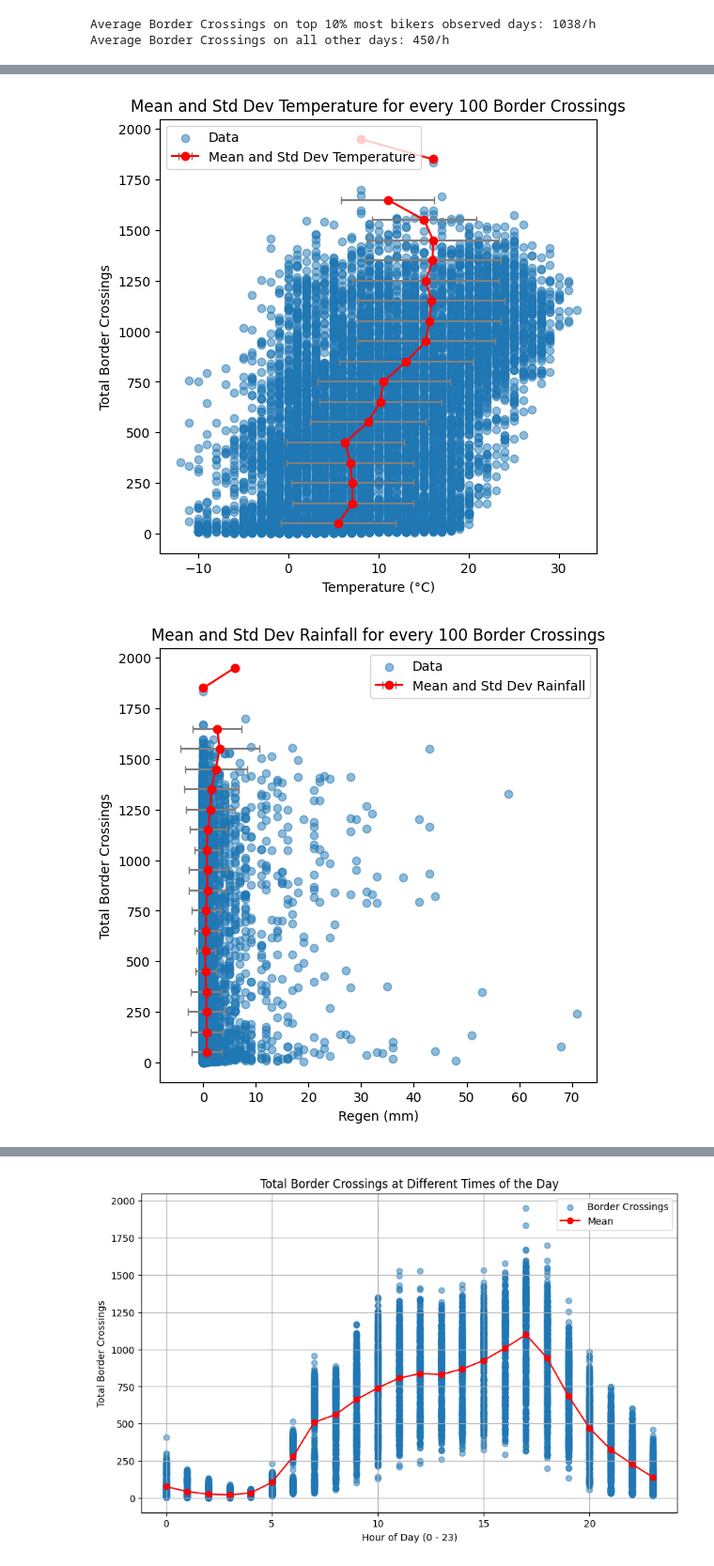
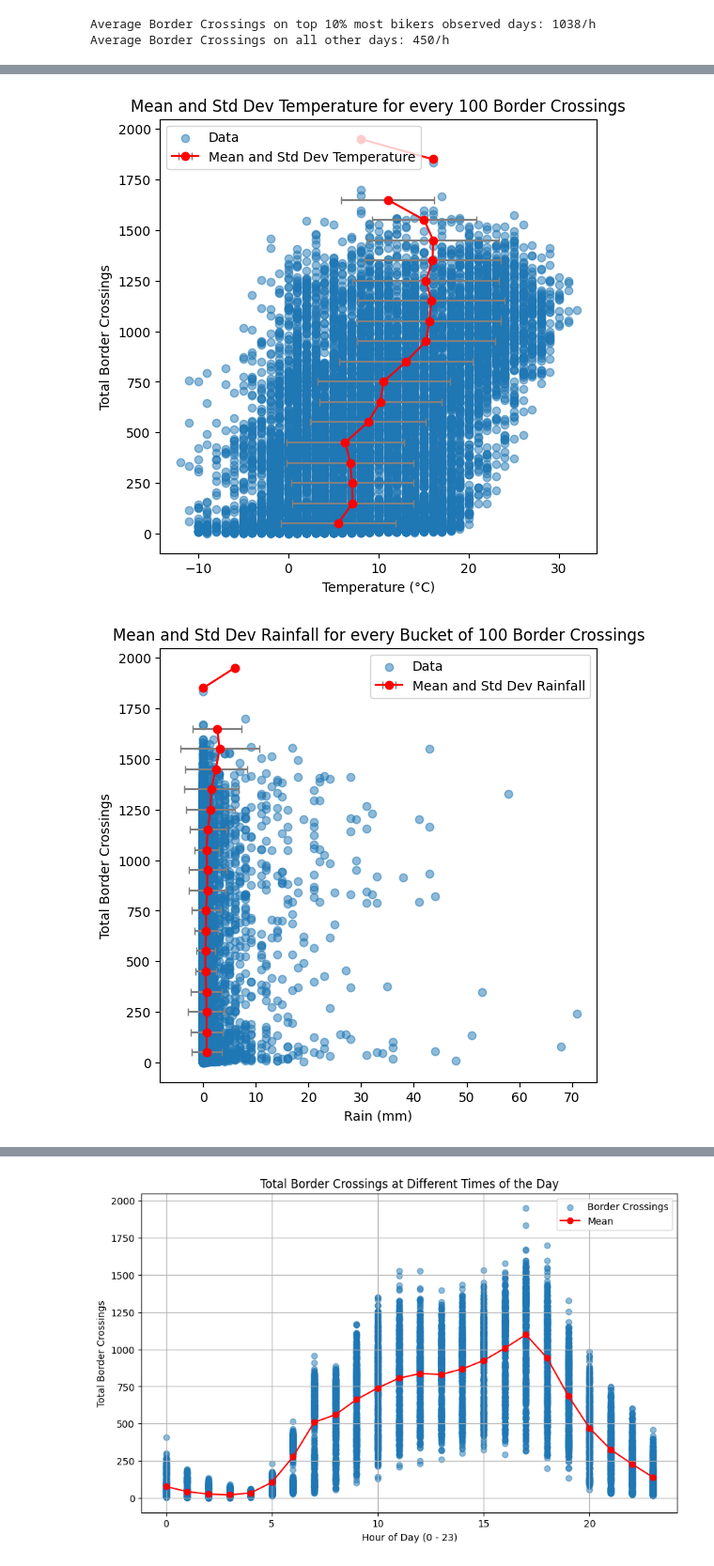
Before and after one commit to Waldleufer/2023-amse-data-engineering, a Jupyter notebook: project/report.ipynb, the cells around one changed output, grey strips where cells are left out. Shown at 94% size. Saved outputs shown, nothing was run; the diff lists cells and outputs as text; code cells hidden in the pictures.

```diff
--- a/project/report.ipynb
+++ b/project/report.ipynb
@@ -308,33 +329,33 @@ plt.xlabel('Temperature (°C)')
 plt.ylabel('Total Border Crossings')
 plt.title('Mean and Std Dev Temperature for every 100 Border Crossings')
 plt.legend()
 plt.show()
 
 
 
 # Now plot the rain to boarder crossings
 # Define the bins
 bins = range(0, df_merged['Total Border Crossings'].max() + 100, 100)
 
 # Create a new column 'Binned Border Crossings' that categorizes 'Total Border Crossings' into bins
 df_merged['Binned Border Crossings'] = pd.cut(df_merged['Total Border Crossings'], bins, include_lowest=True, right=False)
 
 # Group by 'Binned Border Crossings' and calculate the mean and standard deviation of 'Regen (mm)'
 grouped_means = df_merged.groupby('Binned Border Crossings')['Regen (mm)'].mean()
 grouped_std = df_merged.groupby('Binned Border Crossings')['Regen (mm)'].std()
 
 plt.figure(figsize=(6,6))
 plt.scatter(df_merged['Regen (mm)'], df_merged['Total Border Crossings'], label='Data', alpha=0.5)
 
 # Add means and standard deviations as error bars
 plt.errorbar(grouped_means, range(50, df_merged['Total Border Crossings'].max(), 100),
              xerr=grouped_std, fmt='o-', color='red', ecolor='gray', capsize=3, label='Mean and Std Dev Rainfall')
 
-plt.xlabel('Regen (mm)')
+plt.xlabel('Rain (mm)')
 plt.ylabel('Total Border Crossings')
-plt.title('Mean and Std Dev Rainfall for every 100 Border Crossings')
+plt.title('Mean and Std Dev Rainfall for every Bucket of 100 Border Crossings')
 plt.legend()
 plt.show()
 # %% [output]
 [figure]
-[figure, old version]
+[figure, new version]
```
Also changed, not shown: parts of 20 cells of this notebook.
